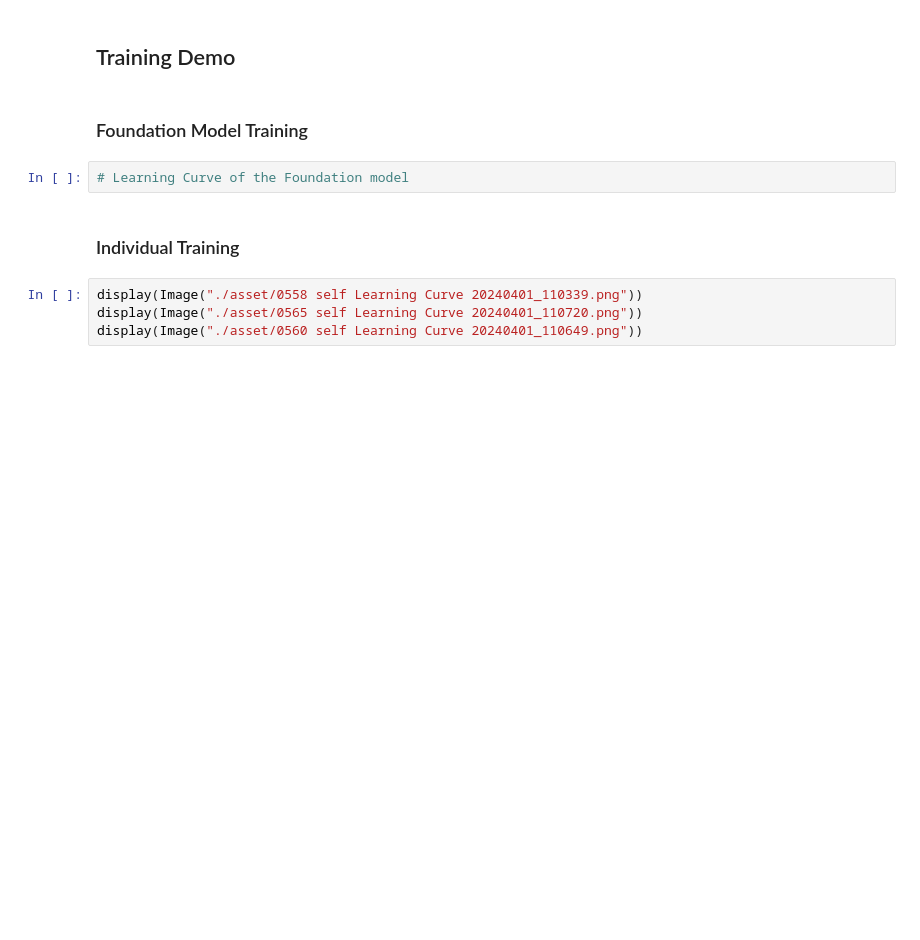
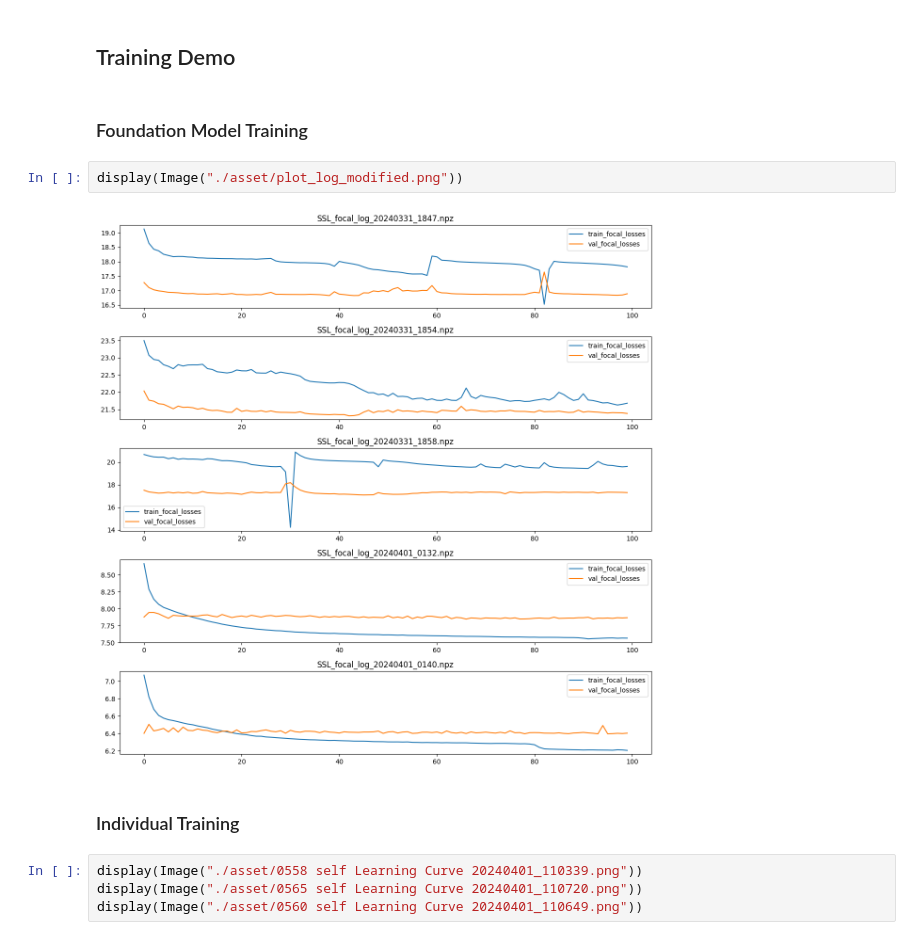
Before and after one commit to sunghwanism/FM_for_bio_signal, a Jupyter notebook: demo.ipynb, the cells around one changed output. Drawn from its saved outputs; the diff is of its cells as text; blank space fills up the shorter version.

Commit message:
Complete the demo with figure

```diff
--- a/demo.ipynb
+++ b/demo.ipynb
@@ -48,8 +59,10 @@ plt.show()
 ## Training Demo
 # %% [markdown]
 ### Foundation Model Training
-# %%
-# Learning Curve of the Foundation model
+# %%
+display(Image("./asset/plot_log_modified.png"))
+# %% [output]
+[figure, added]
 # %% [markdown]
 ### Individual Training
 # %%
```
Also changed, not shown: parts of 25 cells of this notebook, 1 other file.
